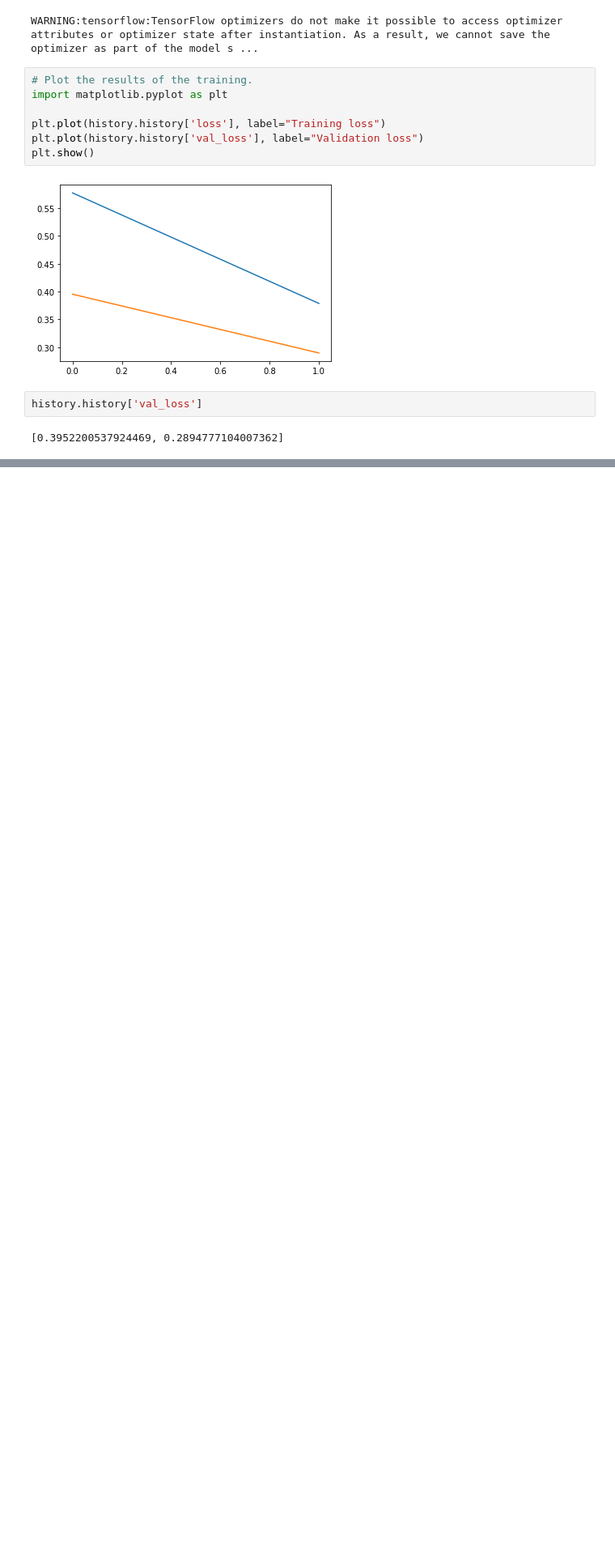
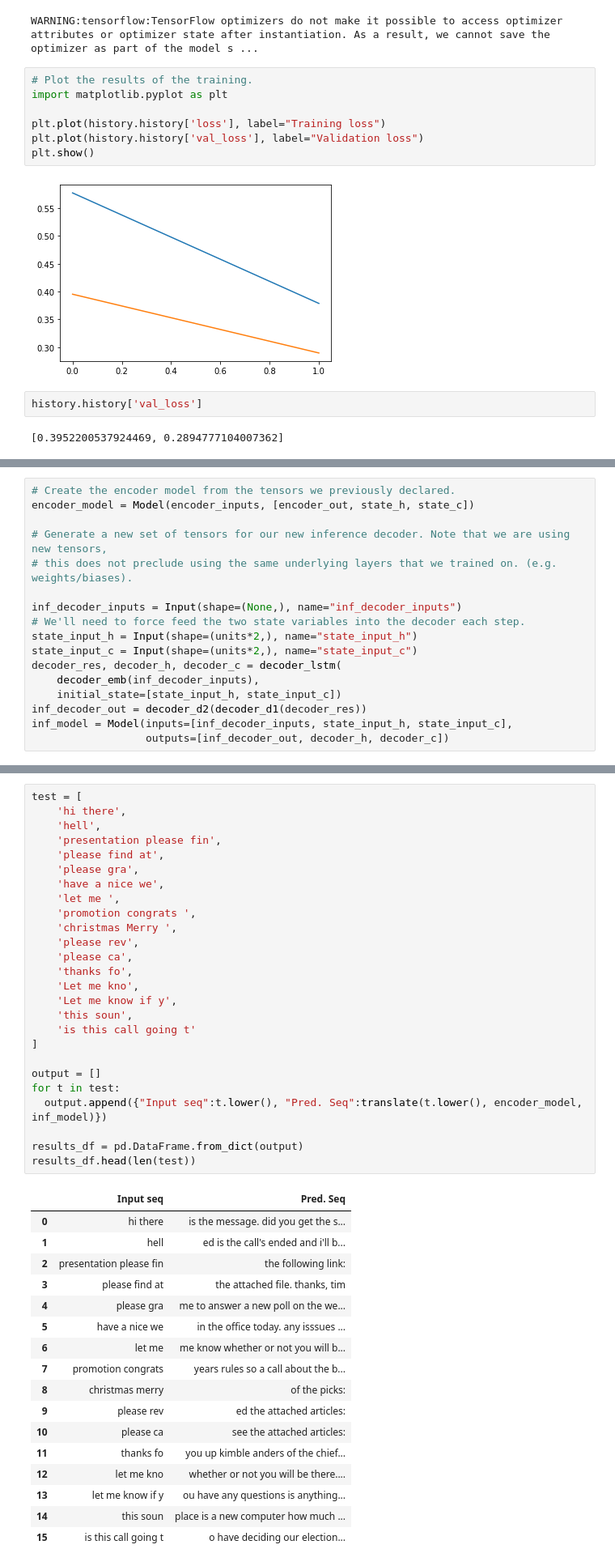
Before and after one commit to ravi-ai-cons/smart_compose_sentence_completion, a Jupyter notebook: Smart_Compose_Sentence_Completion.ipynb, the cells around one changed output, grey strips where cells are left out. Shown: that part at 81% size. Cells and saved outputs as stored; diff of their text form; blank space fills up the shorter version.

Commit message:
model weights

```diff
--- a/Smart_Compose_Sentence_Completion.ipynb
+++ b/Smart_Compose_Sentence_Completion.ipynb
@@ -224,0 +221,17 @@ AttributeError: ignored
+# %%
+# Create the encoder model from the tensors we previously declared.
+encoder_model = Model(encoder_inputs, [encoder_out, state_h, state_c])
+
+# Generate a new set of tensors for our new inference decoder. Note that we are using new tensors,
+# this does not preclude using the same underlying layers that we trained on. (e.g. weights/biases).
+
+inf_decoder_inputs = Input(shape=(None,), name="inf_decoder_inputs")
+# We'll need to force feed the two state variables into the decoder each step.
+state_input_h = Input(shape=(units*2,), name="state_input_h")
+state_input_c = Input(shape=(units*2,), name="state_input_c")
+decoder_res, decoder_h, decoder_c = decoder_lstm(
+    decoder_emb(inf_decoder_inputs),
+    initial_state=[state_input_h, state_input_c])
+inf_decoder_out = decoder_d2(decoder_d1(decoder_res))
+inf_model = Model(inputs=[inf_decoder_inputs, state_input_h, state_input_c],
+                  outputs=[inf_decoder_out, decoder_h, decoder_c])
@@ -224,0 +275,44 @@ AttributeError: ignored
+# %%
+test = [
+    'hi there',
+    'hell',
+    'presentation please fin',
+    'please find at',
+    'please gra',
+    'have a nice we',
+    'let me ',
+    'promotion congrats ',
+    'christmas Merry ',
+    'please rev',
+    'please ca',
+    'thanks fo',
+    'Let me kno',
+    'Let me know if y',
+    'this soun',
+    'is this call going t'
+]
+
+output = []
+for t in test:
+  output.append({"Input seq":t.lower(), "Pred. Seq":translate(t.lower(), encoder_model, inf_model)})
+
+results_df = pd.DataFrame.from_dict(output)
+results_df.head(len(test))
+# %% [output]
+|  | Input seq | Pred. Seq |
+| 0 | hi there | is the message. did you get the s... |
+| 1 | hell | ed is the call's ended and i'll b... |
+| 2 | presentation please fin | the following link: |
+| 3 | please find at | the attached file. thanks, tim |
+| 4 | please gra | me to answer a new poll on the we... |
+| 5 | have a nice we | in the office today. any isssues ... |
+| 6 | let me | me know whether or not you will b... |
+| 7 | promotion congrats | years rules so a call about the b... |
+| 8 | christmas merry | of the picks: |
+| 9 | please rev | ed the attached articles: |
+| 10 | please ca | see the attached articles: |
+| 11 | thanks fo | you up kimble anders of the chief... |
+| 12 | let me kno | whether or not you will be there.... |
+| 13 | let me know if y | ou have any questions is anything... |
+| 14 | this soun | place is a new computer how much ... |
+| 15 | is this call going t | o have deciding our election... |
```
Also changed, not shown: parts of 4 cells of this notebook, 2 other files.
